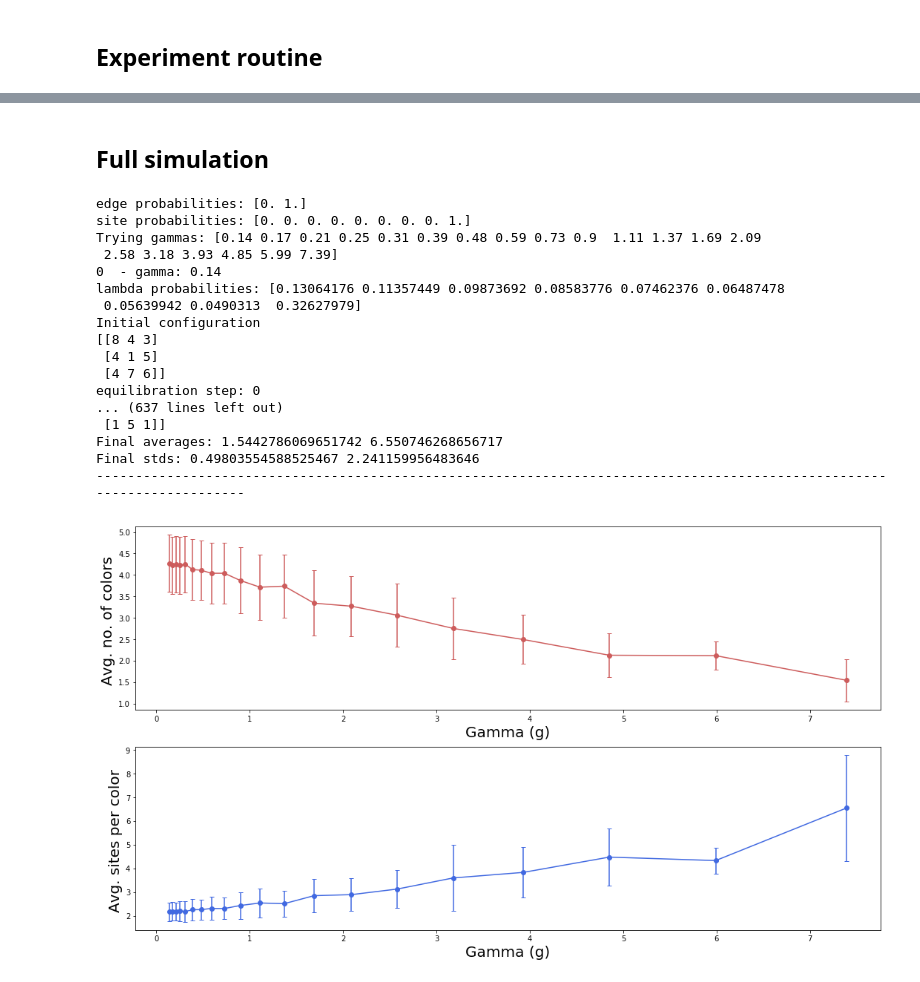
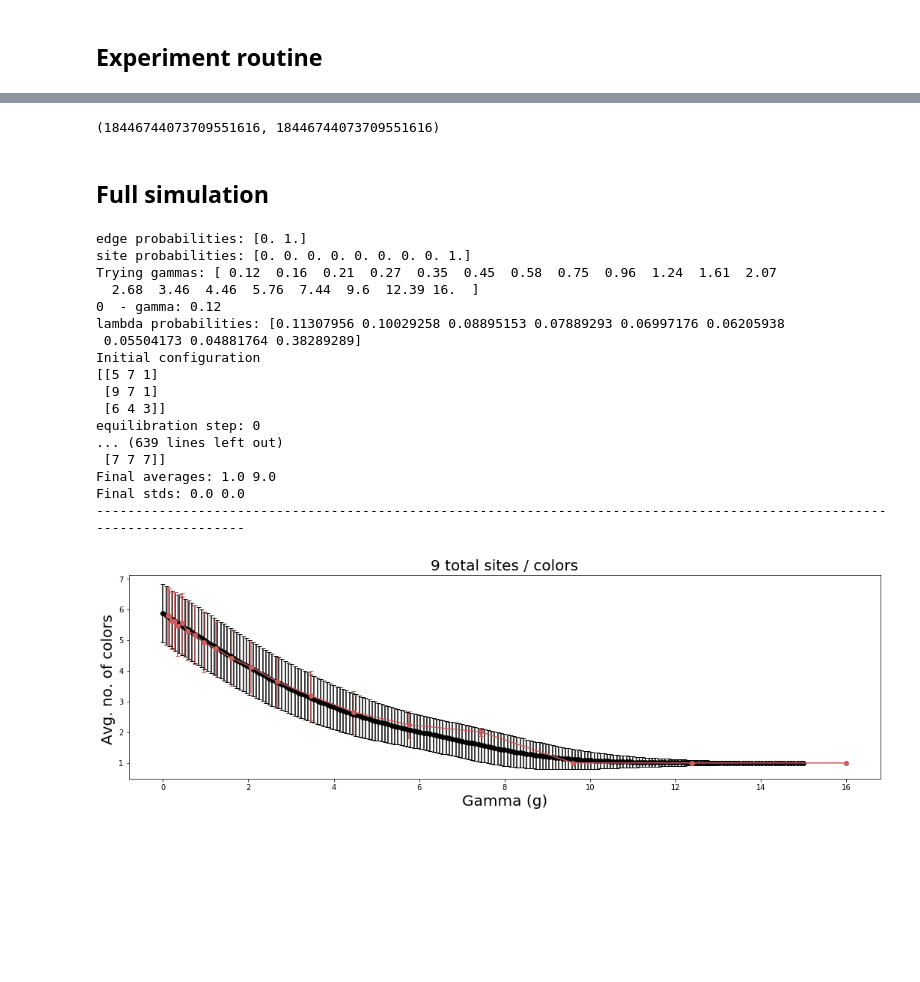
Before and after one commit to oscargomezq/Capstone-RCM, a Jupyter notebook: Simulation 3.ipynb, the cells around one changed output, grey strips where cells are left out. Drawn from its saved outputs; the diff is of its cells as text; code cells hidden in the pictures; blank space fills up the shorter version.

```diff
--- a/Simulation 3.ipynb
+++ b/Simulation 3.ipynb
@@ -385,9 +411,10 @@ def assign_labels(config, eta, N, no_colors, sites):
 # %%
 # Small experiment
 
-
+debugging = True
+prt = True
 N, no_cols = 3, 9
-gamma = 1    # strength of preference for low no. of cols
+gamma = 0.12    # strength of preference for low no. of cols
 J = 0      # strength of preference for bonds
 alpha = 0  # strength of preference for colors (field)
 
@@ -427,9 +454,6 @@ for i in range(N):
 config = initial_config(N, no_cols)
 print('\ninitial config:')
 print(config)
-
-prt = True
-
 for i in range(100):
     if prt: print('\n' + '-'*20 + ' iter ' + str(i) + ' ' + '-'*20)
     config = mc_move(config, eta_prob, eta, N, no_cols, sites)
@@ -460,3 +484,8 @@ final config:
+# %%
+a = [16, 7864080, 23996064960, 7504175995680, 574579238688000, 15768930151054080, 189225474428390400, 1111400775560275200, 3407360398041600000, 5630409646557696000, 5045340384103219200, 2403608358767616000, 577538743541760000, 62977597562880000, 2510734786560000, 20922789888000]
+sum(a),16**16
+# %% [output]
+(18446744073709551616, 18446744073709551616)
 # %% [markdown]
 ## Full simulation
 # %%
@@ -468,8 +497,6 @@ gammas = np.logspace(-2,5, base=np.e, num=ngamma).round(decimals=2)
 alphas = np.logspace(-1,5, base=np.e, num=nalpha).round(decimals=2)
 Js = np.logspace(-1,5, base=np.e, num=nJ).round(decimals=2)
 # %%
-import matplotlib.pyplot as plt
-
 def experiment_full_interaction_gamma (N, no_cols, gammas, J=1, alpha=1):
     '''Run simulation for different gammas given a lattice size
        N = size of the lattice, N x N
@@ -546,10 +573,6 @@ def experiment_full_interaction_gamma (N, no_cols, gammas, J=1, alpha=1):
             tot_s_c = tot_s_c + no_sites_arr[i]
             if i%100==0: print (i+1, 'num. cols:', tot_c/(i+1), 'avg. sites per col:', tot_s_c/(i+1))
 
-#         if igamma%10==0:
-#             saved_c_distribs.append(no_cols)
-#             saved_s_c_distribs.append(no_sites)
-
         print('Final configuration:')
         print(config)
         avg_c[igamma] = tot_c / (mc_steps)
@@ -560,8 +583,7 @@ def experiment_full_interaction_gamma (N, no_cols, gammas, J=1, alpha=1):
         print('Final stds:', std_c[igamma], std_s_c[igamma])
         print('-'*120 + '\n')
 
-
-    f = plt.figure(figsize=(18, 10)); # plot the calculated values
+    f = plt.figure(figsize=(18, 5)); # plot the calculated values
 
     my_max_gamma = 15
     my_gammas = np.linspace(0, my_max_gamma, num=200)
@@ -569,24 +591,12 @@ def experiment_full_interaction_gamma (N, no_cols, gammas, J=1, alpha=1):
     y = [E_cols(N*N,zz,C) for zz in z]
     yerr = [np.real(std_cols(N*N,zz,C)) for zz in z]
     plt.errorbar(my_gammas, y, yerr=yerr, marker='o', color='black', capsize=3)
+
+    plt.errorbar(gammas, avg_c, std_c, linestyle='solid', capsize=3, marker='o', color='IndianRed')
+
     plt.title(str(N*N) + " total sites / colors", fontsize=20)
-
-    plt.errorbar(gamma, avg_c, std_c, linestyle='None', capsize=3, marker='o', color='IndianRed')
     plt.xlabel("Gamma (g)", fontsize=20)
     plt.ylabel("Avg. no. of colors ", fontsize=20)
-    plt.savefig("Simulation_only_colors_vs_exp/avg_std_(" + str(N)+","+str(N)+")_vary_gamma_.png", format="png")
-
-
-    sp =  f.add_subplot(2, 1, 1 );
-    plt.errorbar(gammas, avg_c, std_c, linestyle='solid', capsize=3, marker='o', color='IndianRed')
-    plt.xlabel("Gamma (g)", fontsize=20);
-    plt.ylabel("Avg. no. of colors ", fontsize=20);         plt.axis('tight');
-
-    sp =  f.add_subplot(2, 1, 2 );
-    plt.errorbar(gammas, avg_s_c, std_s_c, linestyle='solid', capsize=3, marker='o', color='RoyalBlue')
-    plt.xlabel("Gamma (g)", fontsize=20);
-    plt.ylabel("Avg. sites per color ", fontsize=20);   plt.axis('tight');
-    plt.savefig("Simulation_no_field/("
-                +str(N)+","+str(no_cols)+")_J_" +str(J)+ "_alpha_" +str(alpha)+ "_vary_gamma_.png", format="png")
+    plt.savefig("Simulation_all_interaction_vs_exp/avg_std_(" + str(N)+","+str(N)+")_J_"+str(J)+"_alpha_"+str(alpha)+"_vary_gamma_.png", format="png")
 
     plt.show()
@@ -596,23 +603,25 @@ prt = False
 # %%
+debugging  = False
+prt = False
 ngamma = 20
-gammas = np.logspace(-2,2, base=np.e, num=ngamma).round(decimals=2)
+gammas = np.logspace(-3,4, base=2, num=ngamma).round(decimals=2)
 experiment_full_interaction_gamma (3, 9, gammas, J=0, alpha=0)
 # %% [output]
 edge probabilities: [0. 1.]
 site probabilities: [0. 0. 0. 0. 0. 0. 0. 0. 1.]
-Trying gammas: [0.14 0.17 0.21 0.25 0.31 0.39 0.48 0.59 0.73 0.9  1.11 1.37 1.69 2.09
- 2.58 3.18 3.93 4.85 5.99 7.39]
-0  - gamma: 0.14
-lambda probabilities: [0.13064176 0.11357449 0.09873692 0.08583776 0.07462376 0.06487478
- 0.05639942 0.0490313  0.32627979]
+Trying gammas: [ 0.12  0.16  0.21  0.27  0.35  0.45  0.58  0.75  0.96  1.24  1.61  2.07
+  2.68  3.46  4.46  5.76  7.44  9.6  12.39 16.  ]
+0  - gamma: 0.12
+lambda probabilities: [0.11307956 0.10029258 0.08895153 0.07889293 0.06997176 0.06205938
+ 0.05504173 0.04881764 0.38289289]
 Initial configuration
-[[8 4 3]
- [4 1 5]
- [4 7 6]]
+[[5 7 1]
+ [9 7 1]
+ [6 4 3]]
 equilibration step: 0
-... (637 lines left out)
- [1 5 1]]
-Final averages: 1.5442786069651742 6.550746268656717
-Final stds: 0.49803554588525467 2.241159956483646
+... (639 lines left out)
+ [7 7 7]]
+Final averages: 1.0 9.0
+Final stds: 0.0 0.0
 ------------------------------------------------------------------------------------------------------------------------
-[figure, old version]
+[figure, new version]
```
Also changed, not shown: parts of 24 cells of this notebook.
